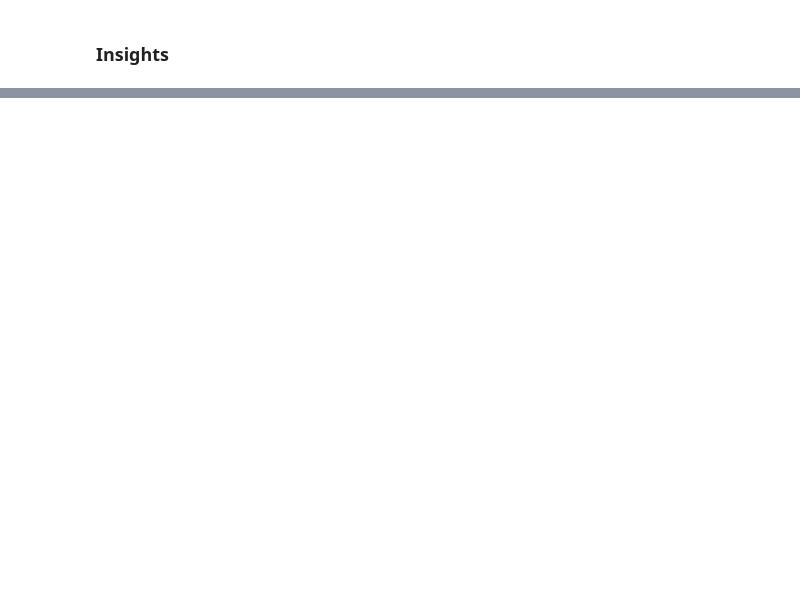
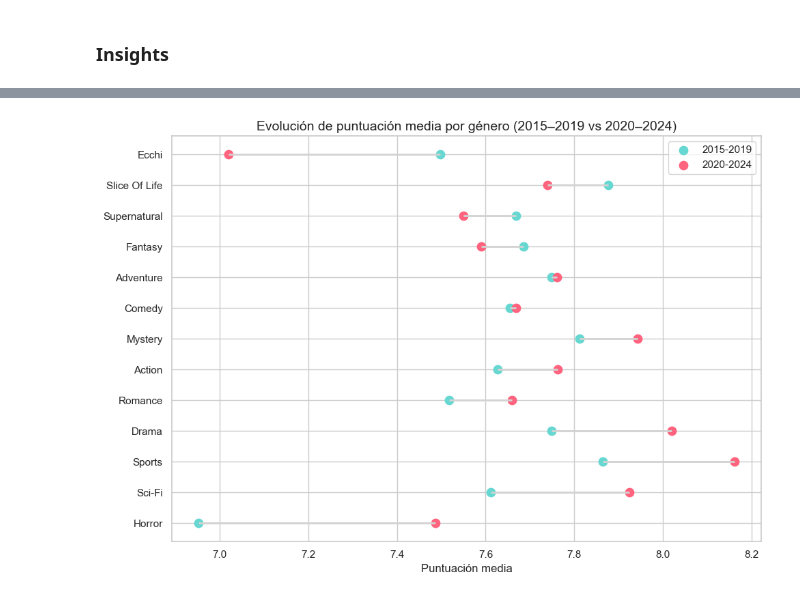
Before and after one commit to JimenezRoDA/data-no-anime, a Jupyter notebook: data-no-anime.ipynb, the cells around one changed output, grey strips where cells are left out. Drawn from its saved outputs; the diff is of its cells as text; code cells hidden in the pictures; blank space fills up the shorter version.

```diff
--- a/data-no-anime.ipynb
+++ b/data-no-anime.ipynb
@@ -479,0 +936,52 @@ df_2019 = df_2019.dropna(subset=['rank'])
+# %%
+import pandas as pd
+import matplotlib.pyplot as plt
+
+# -------------------------
+# Datos
+# -------------------------
+data = {
+    'Género': ['Action', 'Adventure', 'Comedy', 'Drama', 'Ecchi', 'Fantasy', 'Horror',
+               'Mystery', 'Romance', 'Sci-Fi', 'Slice Of Life', 'Sports', 'Supernatural'],
+    'Media_2015_2019': [7.627160, 7.749180, 7.655282, 7.748667, 7.497895, 7.684800, 6.952500,
+                        7.812059, 7.517317, 7.611071, 7.876286, 7.865000, 7.668235],
+    'Media_2020_2024': [7.763264, 7.760824, 7.668586, 8.019831, 7.020000, 7.589881, 7.486667,
+                        7.942273, 7.658600, 7.925000, 7.740000, 8.161250, 7.550000]
+}
+df = pd.DataFrame(data)
+df['Diferencia'] = df['Media_2020_2024'] - df['Media_2015_2019']
+
+# -------------------------
+# Ordenar por la diferencia (crecimiento) de mayor a menor
+df = df.sort_values('Diferencia', ascending=False)
+
+# -------------------------
+# Colores y posiciones
+# -------------------------
+color_2015 = '#66D7D1'
+color_2020 = '#FF637D'
+y = range(len(df))
+
+# -------------------------
+# Plot
+# -------------------------
+fig, ax = plt.subplots(figsize=(10, 7))
+
+# Líneas
+ax.hlines(y=y, xmin=df['Media_2015_2019'], xmax=df['Media_2020_2024'], color='lightgray', linewidth=2)
+
+# Puntos
+ax.scatter(df['Media_2015_2019'], y, color=color_2015, label='2015-2019', s=80)
+ax.scatter(df['Media_2020_2024'], y, color=color_2020, label='2020-2024', s=80)
+
+# Etiquetas
+ax.set_yticks(y)
+ax.set_yticklabels(df['Género'])
+ax.set_xlabel('Puntuación media')
+ax.set_title('Evolución de puntuación media por género (2015–2019 vs 2020–2024)', fontsize=14)
+ax.legend()
+
+plt.tight_layout()
+plt.show()
+# %% [output]
+[figure, added]
```
Also changed, not shown: parts of 67 cells of this notebook, 2 other files.
